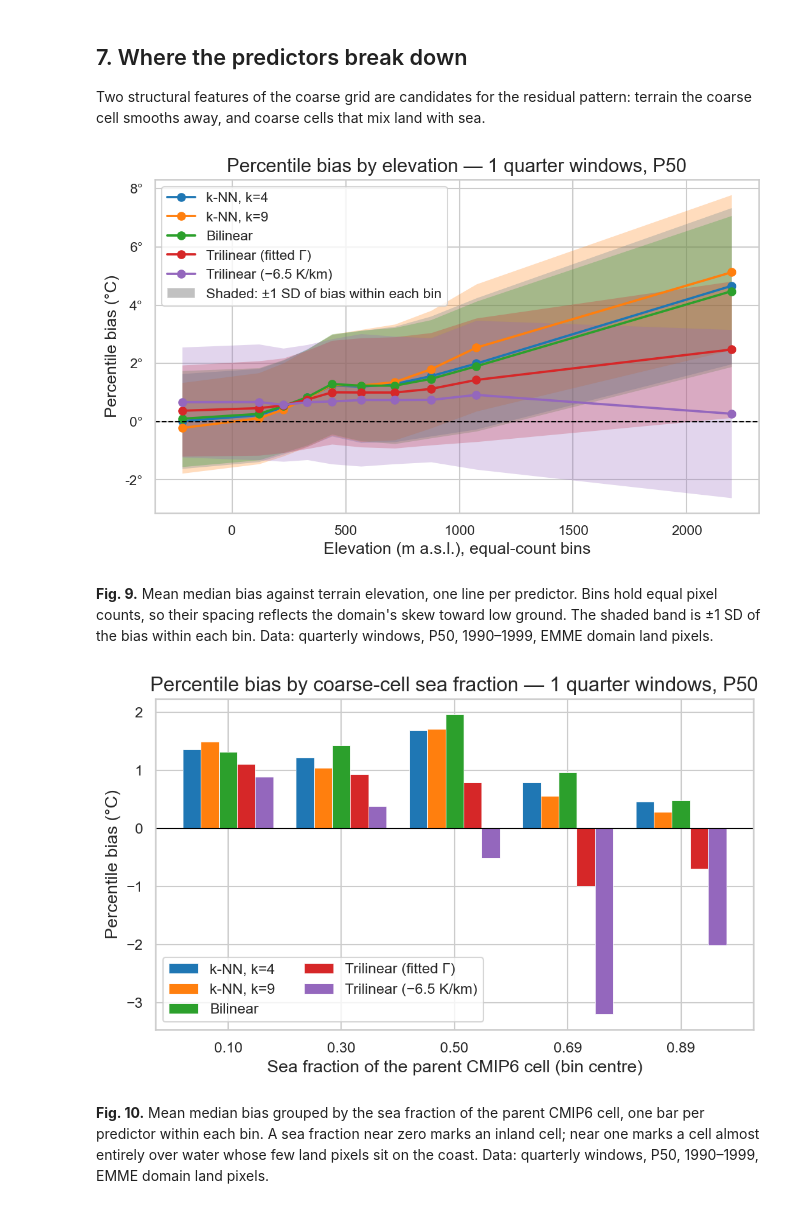
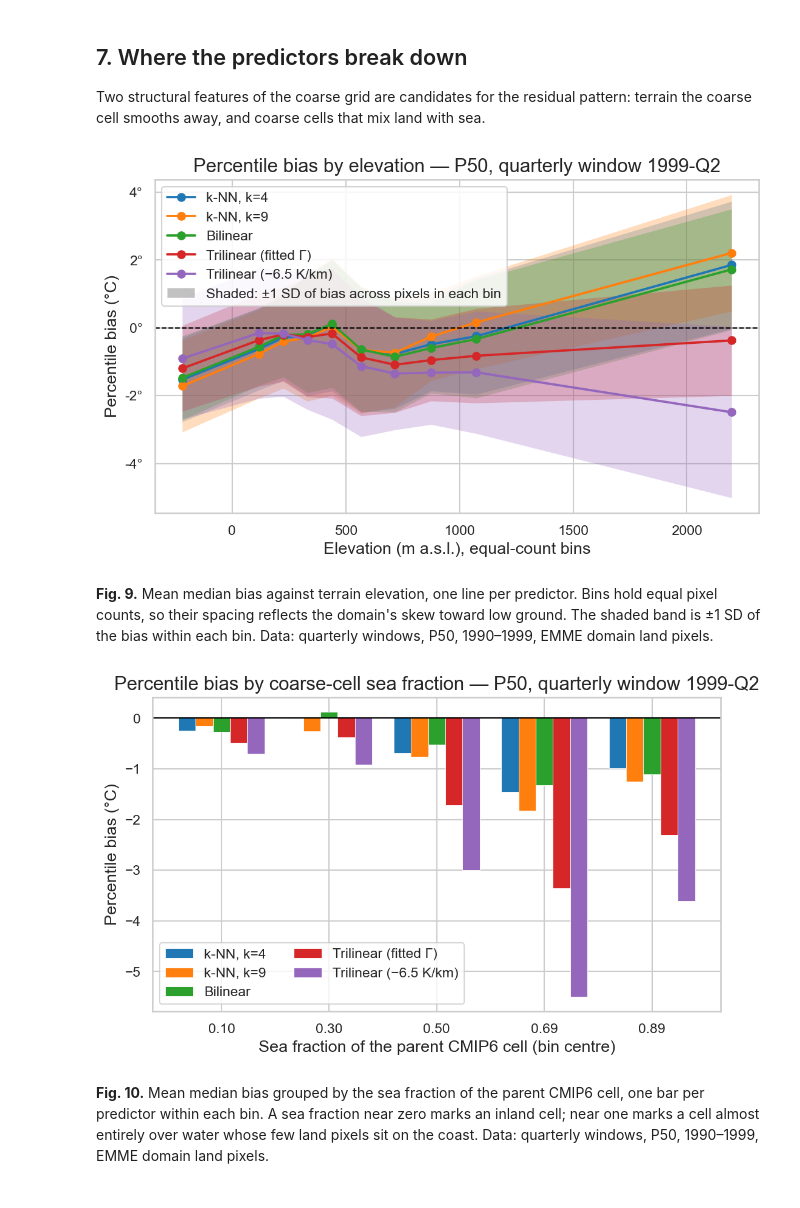
Before and after one commit to Shirlevran9/downscaling-thesis, a Jupyter notebook: notebooks/03_quantile_mapping.ipynb, the cells around one changed output. Drawn from its saved outputs; the diff is of its cells as text; code cells hidden in the pictures.

```diff
--- a/notebooks/03_quantile_mapping.ipynb
+++ b/notebooks/03_quantile_mapping.ipynb
@@ -612,11 +612,12 @@ with sea.
 # %%
 fig = qviz.plot_bias_vs_elevation(
     elev_bias, scheme=FOCUS_SCHEME, percentile=FOCUS_Q,
+    window_label=FOCUS_WINDOW,
     save_path=PLOT_DIR / "fig_q09_bias_vs_elevation.png",
 )
 plt.show()
 # %% [output]
-[figure, old version]
+[figure, new version]
 # %% [markdown]
 **Fig. 9.** Mean median bias against terrain elevation, one line per predictor.
 Bins hold equal pixel counts, so their spacing reflects the domain's skew
@@ -625,11 +626,12 @@ quarterly windows, P50, 1990–1999, EMME domain land pixels.
 # %%
 fig = qviz.plot_bias_by_sea_fraction(
     sea_bias, scheme=FOCUS_SCHEME, percentile=FOCUS_Q,
+    window_label=FOCUS_WINDOW,
     save_path=PLOT_DIR / "fig_q10_bias_by_sea_fraction.png",
 )
 plt.show()
 # %% [output]
-[figure, old version]
+[figure, new version]
 # %% [markdown]
 **Fig. 10.** Mean median bias grouped by the sea fraction of the parent CMIP6
 cell, one bar per predictor within each bin. A sea fraction near zero marks an
```
Also changed, not shown: 6 other files.
